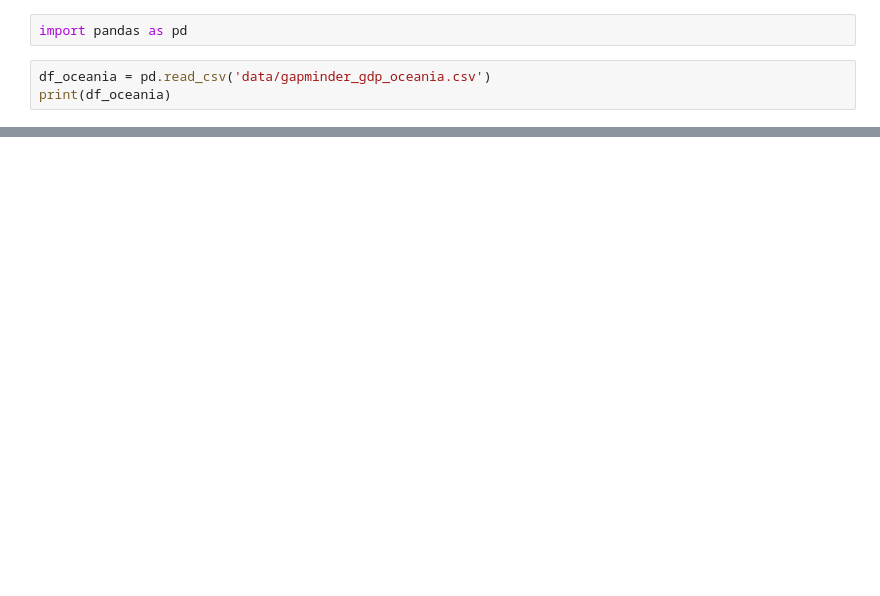
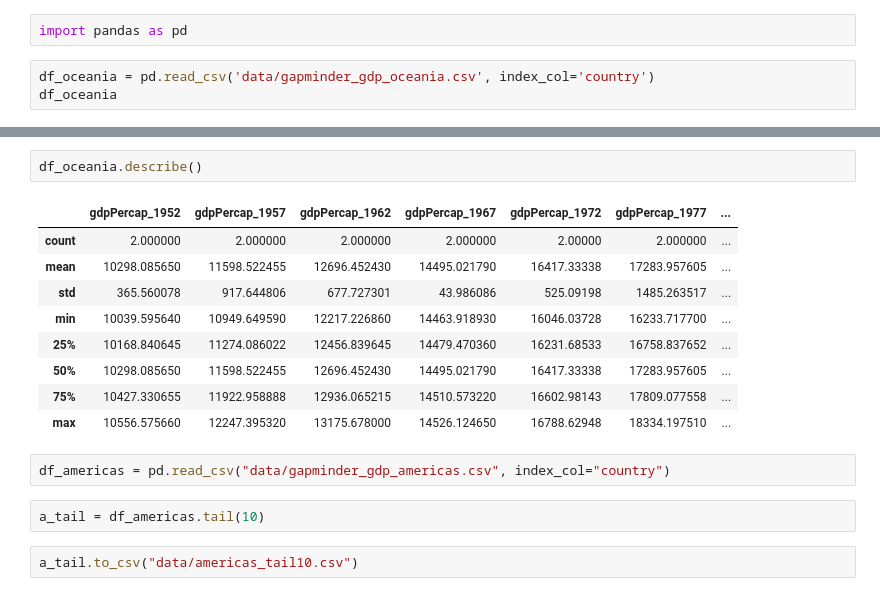
Before and after one commit to jenna-jordan/python-practice, a Jupyter notebook: notebook.ipynb, the cells around one changed output, grey strips where cells are left out. Saved outputs shown, nothing was run; the diff lists cells and outputs as text; blank space fills up the shorter version.

```diff
--- a/notebook.ipynb
+++ b/notebook.ipynb
@@ -1,6 +1,6 @@
 # %%
 import pandas as pd
 # %%
-df_oceania = pd.read_csv('data/gapminder_gdp_oceania.csv')
-print(df_oceania)
+df_oceania = pd.read_csv('data/gapminder_gdp_oceania.csv', index_col='country')
+df_oceania
 # %% [output]
@@ -27,0 +65,18 @@ df_oceania
+# %%
+df_oceania.describe()
+# %% [output]
+|  | gdpPercap_1952 | gdpPercap_1957 | gdpPercap_1962 | gdpPercap_1967 | gdpPercap_1972 | gdpPercap_1977 | ... |
+| count | 2.000000 | 2.000000 | 2.000000 | 2.000000 | 2.00000 | 2.000000 | ... |
+| mean | 10298.085650 | 11598.522455 | 12696.452430 | 14495.021790 | 16417.33338 | 17283.957605 | ... |
+| std | 365.560078 | 917.644806 | 677.727301 | 43.986086 | 525.09198 | 1485.263517 | ... |
+| min | 10039.595640 | 10949.649590 | 12217.226860 | 14463.918930 | 16046.03728 | 16233.717700 | ... |
+| 25% | 10168.840645 | 11274.086022 | 12456.839645 | 14479.470360 | 16231.68533 | 16758.837652 | ... |
+| 50% | 10298.085650 | 11598.522455 | 12696.452430 | 14495.021790 | 16417.33338 | 17283.957605 | ... |
+| 75% | 10427.330655 | 11922.958888 | 12936.065215 | 14510.573220 | 16602.98143 | 17809.077558 | ... |
+| max | 10556.575660 | 12247.395320 | 13175.678000 | 14526.124650 | 16788.62948 | 18334.197510 | ... |
+# %%
+df_americas = pd.read_csv("data/gapminder_gdp_americas.csv", index_col="country")
+# %%
+a_tail = df_americas.tail(10)
+# %%
+a_tail.to_csv("data/americas_tail10.csv")
```
Also changed, not shown: parts of 18 cells of this notebook.
